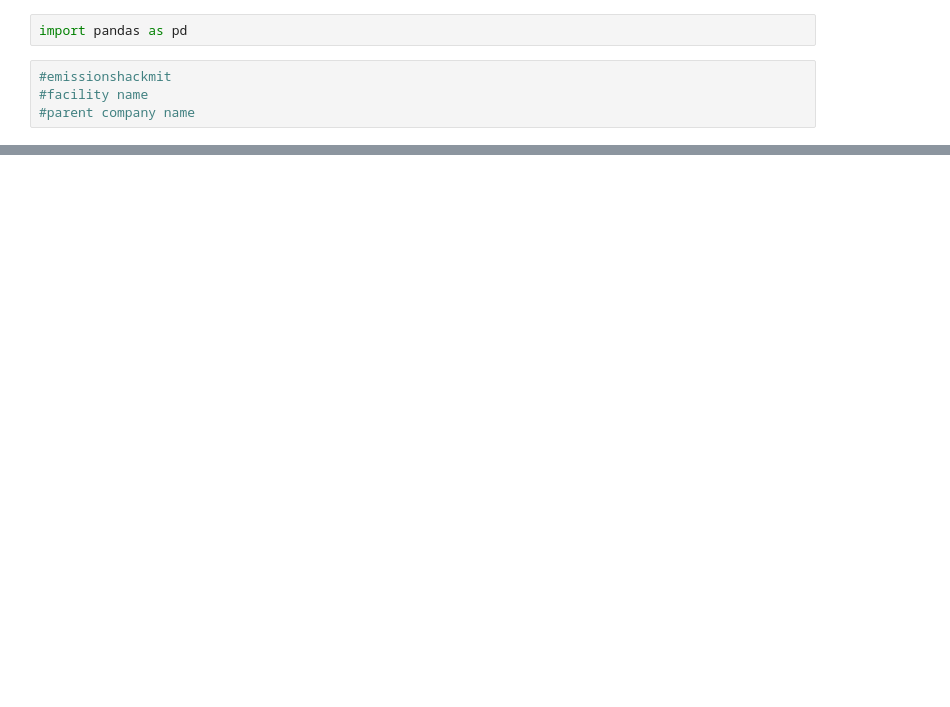
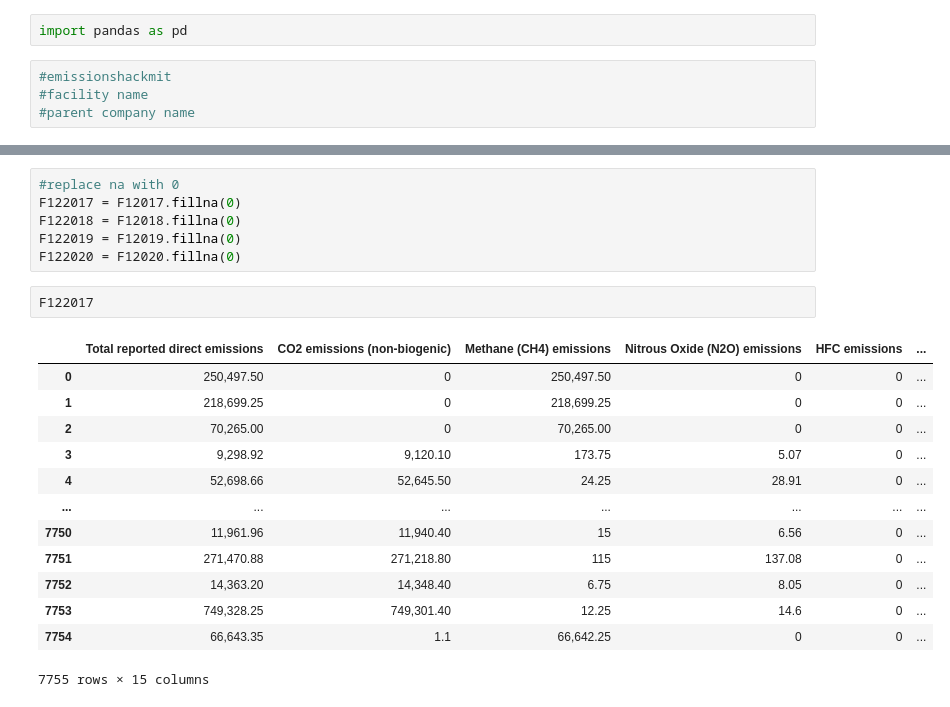
Before and after one commit to JulianTanja/HackMIT_Project, a Jupyter notebook: mit.ipynb, the cells around one changed output, grey strips where cells are left out. Cells and saved outputs as stored; diff of their text form; blank space fills up the shorter version.

```diff
--- a/mit.ipynb
+++ b/mit.ipynb
@@ -62,0 +160,22 @@ KeyError: "None of [Index(['Facility Name', 'Total reported direct emissions'],
+# %%
+#replace na with 0
+F122017 = F12017.fillna(0)
+F122018 = F12018.fillna(0)
+F122019 = F12019.fillna(0)
+F122020 = F12020.fillna(0)
+# %%
+F122017
+# %% [output]
+|  | Total reported direct emissions | CO2 emissions (non-biogenic) | Methane (CH4) emissions | Nitrous Oxide (N2O) emissions | HFC emissions | ... |
+| 0 | 250,497.50 | 0 | 250,497.50 | 0 | 0 | ... |
+| 1 | 218,699.25 | 0 | 218,699.25 | 0 | 0 | ... |
+| 2 | 70,265.00 | 0 | 70,265.00 | 0 | 0 | ... |
+| 3 | 9,298.92 | 9,120.10 | 173.75 | 5.07 | 0 | ... |
+| 4 | 52,698.66 | 52,645.50 | 24.25 | 28.91 | 0 | ... |
+| ... | ... | ... | ... | ... | ... | ... |
+| 7750 | 11,961.96 | 11,940.40 | 15 | 6.56 | 0 | ... |
+| 7751 | 271,470.88 | 271,218.80 | 115 | 137.08 | 0 | ... |
+| 7752 | 14,363.20 | 14,348.40 | 6.75 | 8.05 | 0 | ... |
+| 7753 | 749,328.25 | 749,301.40 | 12.25 | 14.6 | 0 | ... |
+| 7754 | 66,643.35 | 1.1 | 66,642.25 | 0 | 0 | ... |
+7755 rows × 15 columns
```
Also changed, not shown: parts of 16 cells of this notebook.
